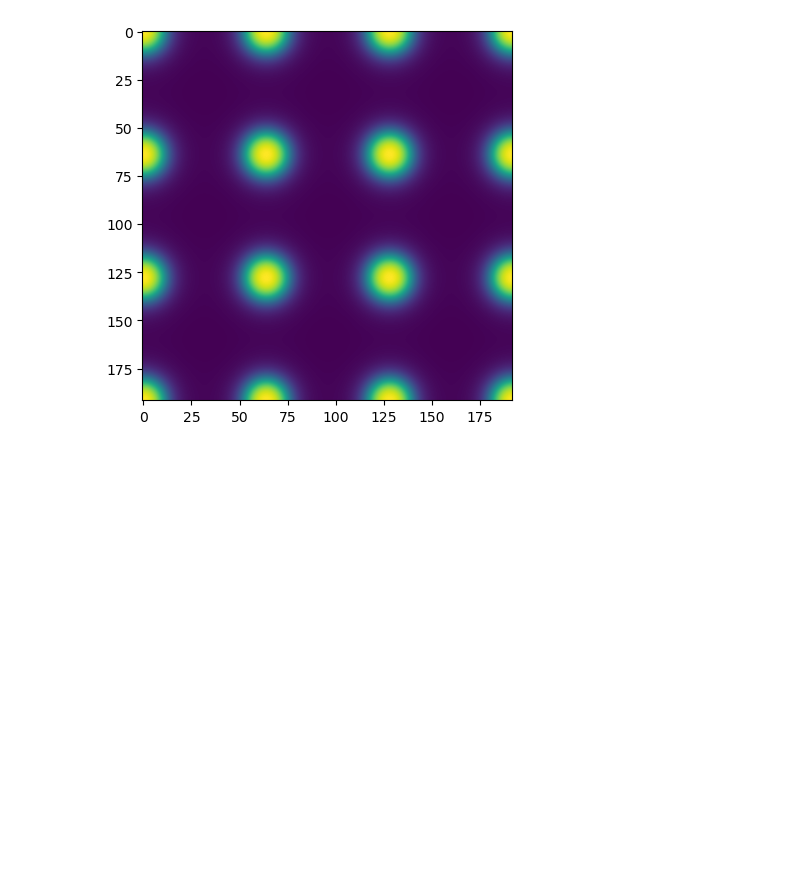
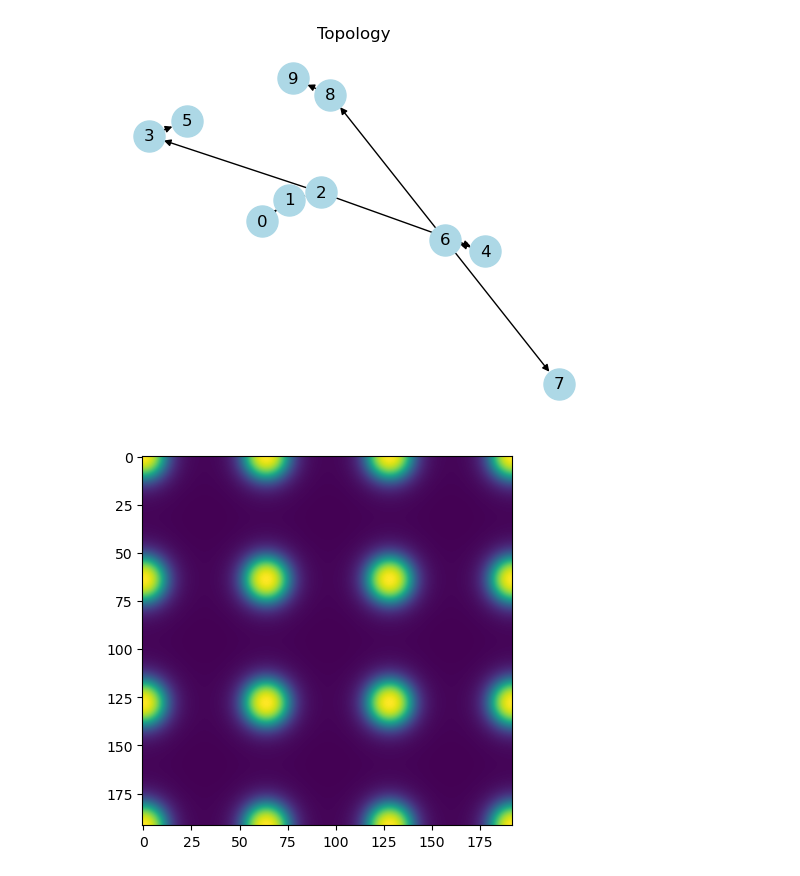
Before and after one commit to KangruiYuan/SimuBox, a Jupyter notebook: demo/Local/base.ipynb, the cells around one changed output. Saved outputs shown, nothing was run; the diff lists cells and outputs as text; code cells hidden in the pictures; blank space fills up the shorter version.

```diff
--- a/demo/Local/base.ipynb
+++ b/demo/Local/base.ipynb
@@ -10,3 +132,71 @@ import numpy as np
+# %%
+import networkx as nx
+import matplotlib.pyplot as plt
+import numpy as np
+
+def draw_topology(matrix):
+    # 创建一个有向图
+    G = nx.DiGraph()
+
+    # 记录每个节点的支化状态
+    branching_nodes = {}
+
+    # 添加节点和边
+    for row in matrix:
+        node1 = int(row[0])
+        node2 = int(row[1])
+        G.add_edge(node1, node2)
+
+        if row[2] == '0':
+            branching_node = node1
+        elif row[2] == '1':
+            branching_node = node2
+        else:
+            branching_node = None
+
+        if branching_node is not None:
+            branching_degree = int(row[3])
+            branching_nodes[branching_node] = branching_degree
+
+    # 复制支化节点及其连接
+    for node, degree in branching_nodes.items():
+        for i in range(1, degree+1):
+            copy_node = len(G.nodes)  # 新复制的节点编号
+            G.add_node(copy_node)
+
+            # 复制节点的出边
+            successors = list(G.successors(node))
+            for successor in successors:
+                G.add_edge(copy_node, successor)
+
+            # 替换原有连接
+            G.remove_edge(node, successors[0])
+            G.add_edge(node, copy_node)
+
+    # 绘制拓扑图
+    pos = nx.spring_layout(G)
+    nx.draw_networkx(G, pos, with_labels=True, node_size=500, node_color='lightblue', font_size=12, font_color='black', arrows=True)
+    plt.title('Topology')
+    plt.axis('off')
+    plt.show()
+
+# 拓扑结构矩阵示例
+topology_matrix = np.array([
+    [0, 1, 0, 5],
+    [1, 2, 0, 0],
+    [2, 3, 2, 3],
+    [2, 4, 0, 0],
+    [3, 5, 0, 0],
+    [4, 6, 0, 0],
+    [6, 7, 0, 0],
+    [6, 8, 0, 0],
+    [8, 9, 0, 0]
+])
+
+# 绘制拓扑图
+draw_topology(topology_matrix)
+# %% [output]
+[figure, added]
 # %%
 from scipy.ndimage import affine_transform
 ir = InfoReader('../datasets/scatter/')
```
Also changed, not shown: parts of 5 cells of this notebook, 3 other files.
